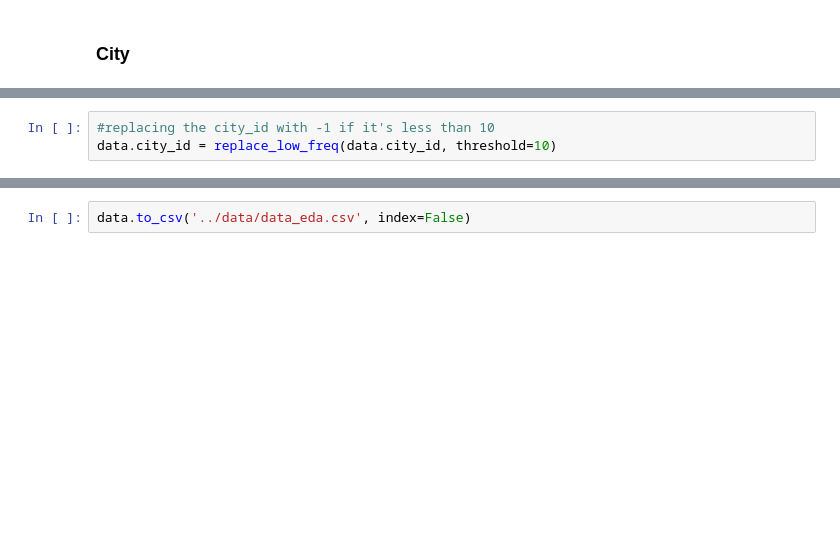
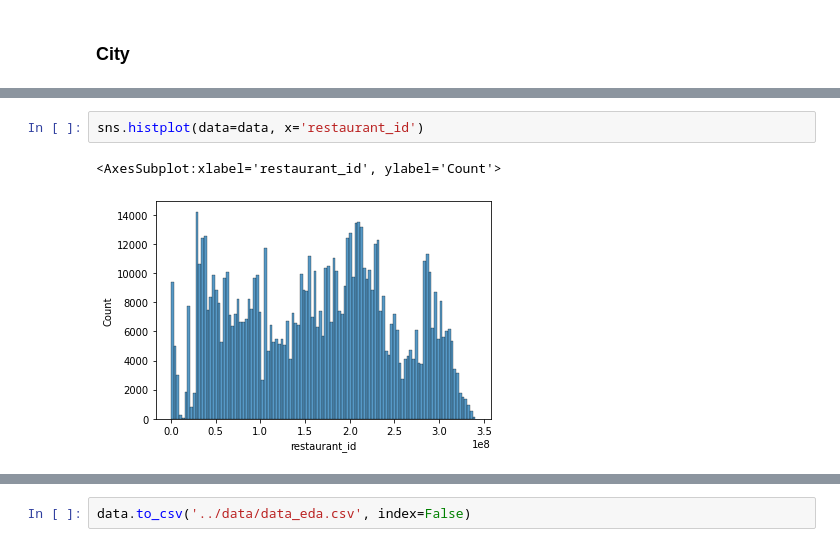
Before and after one commit to hadi-gharibi/oreh_yreviled, a Jupyter notebook: notebooks/01-EDA.ipynb, the cells around one changed output, grey strips where cells are left out. Drawn from its saved outputs; the diff is of its cells as text; blank space fills up the shorter version.

```diff
--- a/notebooks/01-EDA.ipynb
+++ b/notebooks/01-EDA.ipynb
@@ -212,3 +206,0 @@ def replace_low_freq(ds, threshold=2, replacement=-1):
-# %%
-#replacing the city_id with -1 if it's less than 10
-data.city_id = replace_low_freq(data.city_id, threshold=10)
@@ -216,0 +226,5 @@ data.city_id = replace_low_freq(data.city_id, threshold=10)
+# %%
+sns.histplot(data=data, x='restaurant_id')
+# %% [output]
+<AxesSubplot:xlabel='restaurant_id', ylabel='Count'>
+[figure, added]
```
Also changed, not shown: parts of 8 cells of this notebook.
